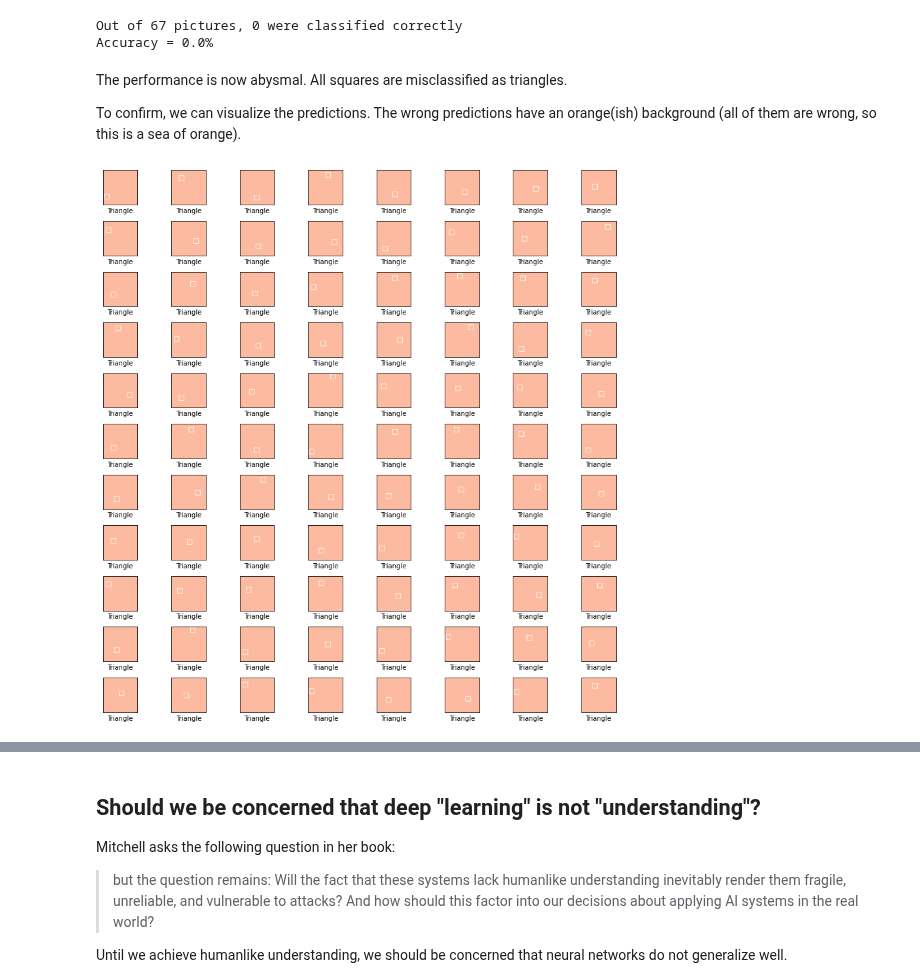
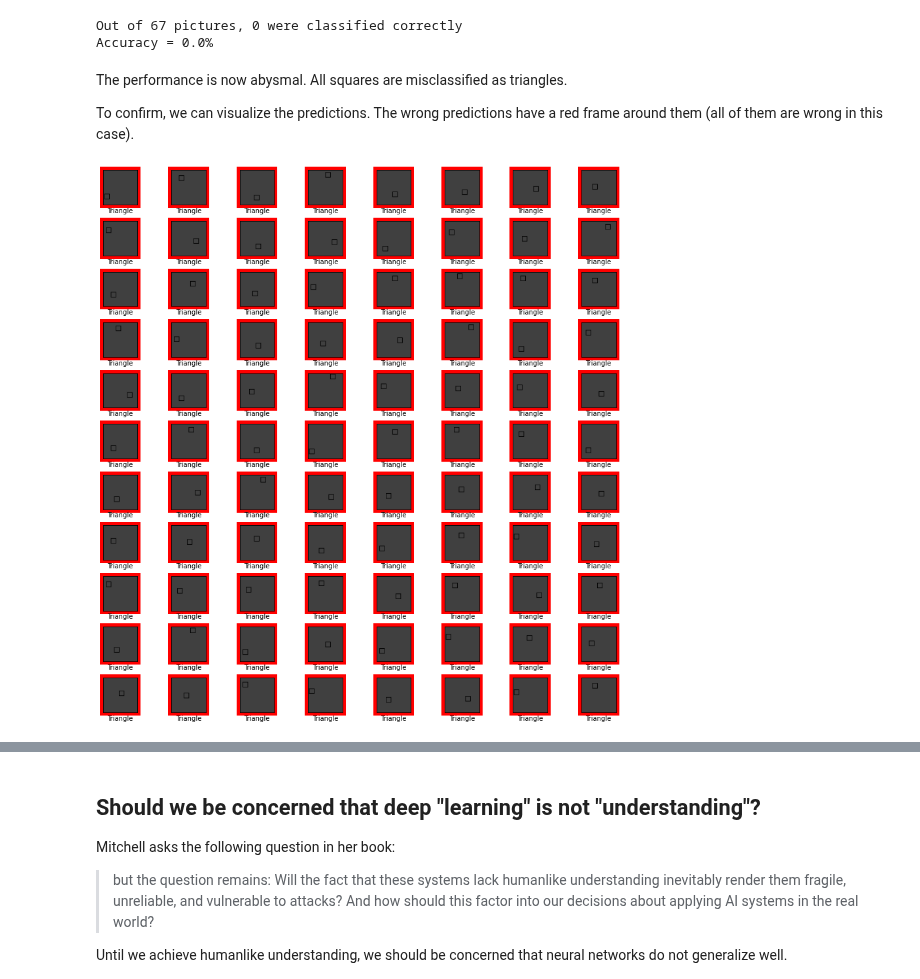
Before and after one commit to fau-masters-collected-works-cgarbin/machine-learning-but-not-understanding, a Jupyter notebook: machine_learning_but_not_understanding.ipynb, the cells around one changed output, grey strips where cells are left out. Saved outputs shown, nothing was run; the diff lists cells and outputs as text; code cells hidden in the pictures.

Commit message:
Use red border to indicate wrong prediction

```diff
--- a/machine_learning_but_not_understanding.ipynb
+++ b/machine_learning_but_not_understanding.ipynb
@@ -188,12 +188,14 @@ Let's visualize where the neural network made the mistakes. The picture below sh
 # %%
 plt.figure(figsize=(10,10))
 for i in range(num_labels):
-    plt.subplot(8, 9, i+1)
+    ax = plt.subplot(7, 10, i+1)
     plt.xticks([])
     plt.yticks([])
     plt.grid(False)
-    cmap = 'gray' if pred_label[i] == test_label[i][0] else 'Reds'
-    plt.imshow(test_set[i], cmap=cmap, vmin=0.0, vmax=1.0)
+    if pred_label[i] != test_label[i][0]:
+        ax.patch.set_color('red')
+        ax.patch.set_linewidth('10')
+    plt.imshow(test_set[i], cmap='gray', vmin=0.0, vmax=1.0)
     plt.xlabel(class_names[pred_label[i]])
 plt.tight_layout()
 plt.show()
@@ -238,12 +240,14 @@ Below are all the squares in this set and how the neural network classified them
 # %%
 plt.figure(figsize=(12,12))
 for i in range(88):
-    plt.subplot(11, 8, i+1)
+    ax = plt.subplot(11, 8, i+1)
     plt.xticks([])
     plt.yticks([])
     plt.grid(False)
-    cmap = 'gray' if pred_label[i] == images.LABEL_SQUARE else 'Reds'
-    plt.imshow(rotated_squares[i], cmap=cmap, vmin=0.0, vmax=1.0)
+    if pred_label[i] != images.LABEL_SQUARE:
+        ax.patch.set_color('red')
+        ax.patch.set_linewidth('10')
+    plt.imshow(rotated_squares[i], cmap='gray', vmin=0.0, vmax=1.0)
     plt.xlabel(class_names[pred_label[i]])
 plt.tight_layout()
 plt.show()
@@ -367,21 +371,23 @@ Accuracy = 0.0%
 # %% [markdown]
 The performance is now abysmal. All squares are misclassified as triangles.
 
-To confirm, we can visualize the predictions. The wrong predictions have an orange(ish) background (all of them are wrong, so this is a sea of orange).
+To confirm, we can visualize the predictions. The wrong predictions have a red frame around them (all of them are wrong in this case).
 # %%
 plt.figure(figsize=(12,12))
 for i in range(88):
-    plt.subplot(11,8,i+1)
+    ax = plt.subplot(11, 8, i+1)
     plt.xticks([])
     plt.yticks([])
     plt.grid(False)
-    cmap = 'gray' if pred_label[i] == images.LABEL_SQUARE else 'Reds'
-    plt.imshow(dark_squares[i], cmap=cmap, vmin=0.0, vmax=1.0)
+    if pred_label[i] != images.LABEL_SQUARE:
+        ax.patch.set_color('red')
+        ax.patch.set_linewidth('10')
+    plt.imshow(dark_squares[i], cmap='gray', vmin=0.0, vmax=1.0)
     plt.xlabel(class_names[pred_label[i]])
 plt.tight_layout()
 plt.show()
 # %% [output]
-[figure, old version]
+[figure, new version]
 # %% [markdown]
 ### Why does this experiment matter?
 
```
Also changed, not shown: parts of 6 cells of this notebook.
